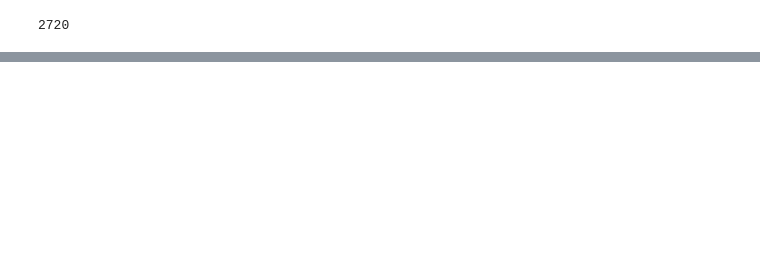
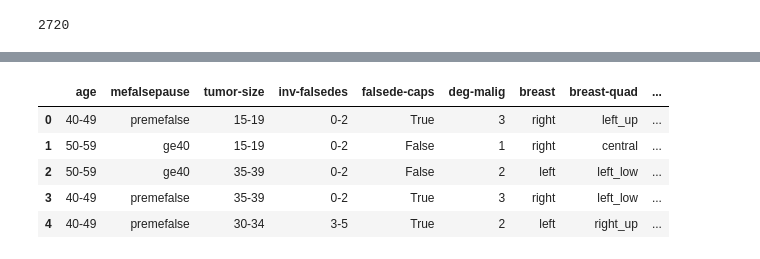
Before and after one commit to LuluatulMaknunah21-048/Pendata, a Jupyter notebook: 21_048_UTS_PENDATAipynb.ipynb, the cells around one changed output, grey strips where cells are left out. Drawn from its saved outputs; the diff is of its cells as text; code cells hidden in the pictures; blank space fills up the shorter version.

```diff
--- a/21_048_UTS_PENDATAipynb.ipynb
+++ b/21_048_UTS_PENDATAipynb.ipynb
@@ -281,0 +157,10 @@ Model accuracy score: 0.6220
+# %%
+data = pd.read_csv('https://raw.githubusercontent.com/datasets/breast-cancer/master/data/breast-cancer.csv')
+data.head()
+# %% [output]
+|  | age | mefalsepause | tumor-size | inv-falsedes | falsede-caps | deg-malig | breast | breast-quad | ... |
+| 0 | 40-49 | premefalse | 15-19 | 0-2 | True | 3 | right | left_up | ... |
+| 1 | 50-59 | ge40 | 15-19 | 0-2 | False | 1 | right | central | ... |
+| 2 | 50-59 | ge40 | 35-39 | 0-2 | False | 2 | left | left_low | ... |
+| 3 | 40-49 | premefalse | 35-39 | 0-2 | True | 3 | right | left_low | ... |
+| 4 | 40-49 | premefalse | 30-34 | 3-5 | True | 2 | left | right_up | ... |
```
Also changed, not shown: parts of 56 cells of this notebook.
